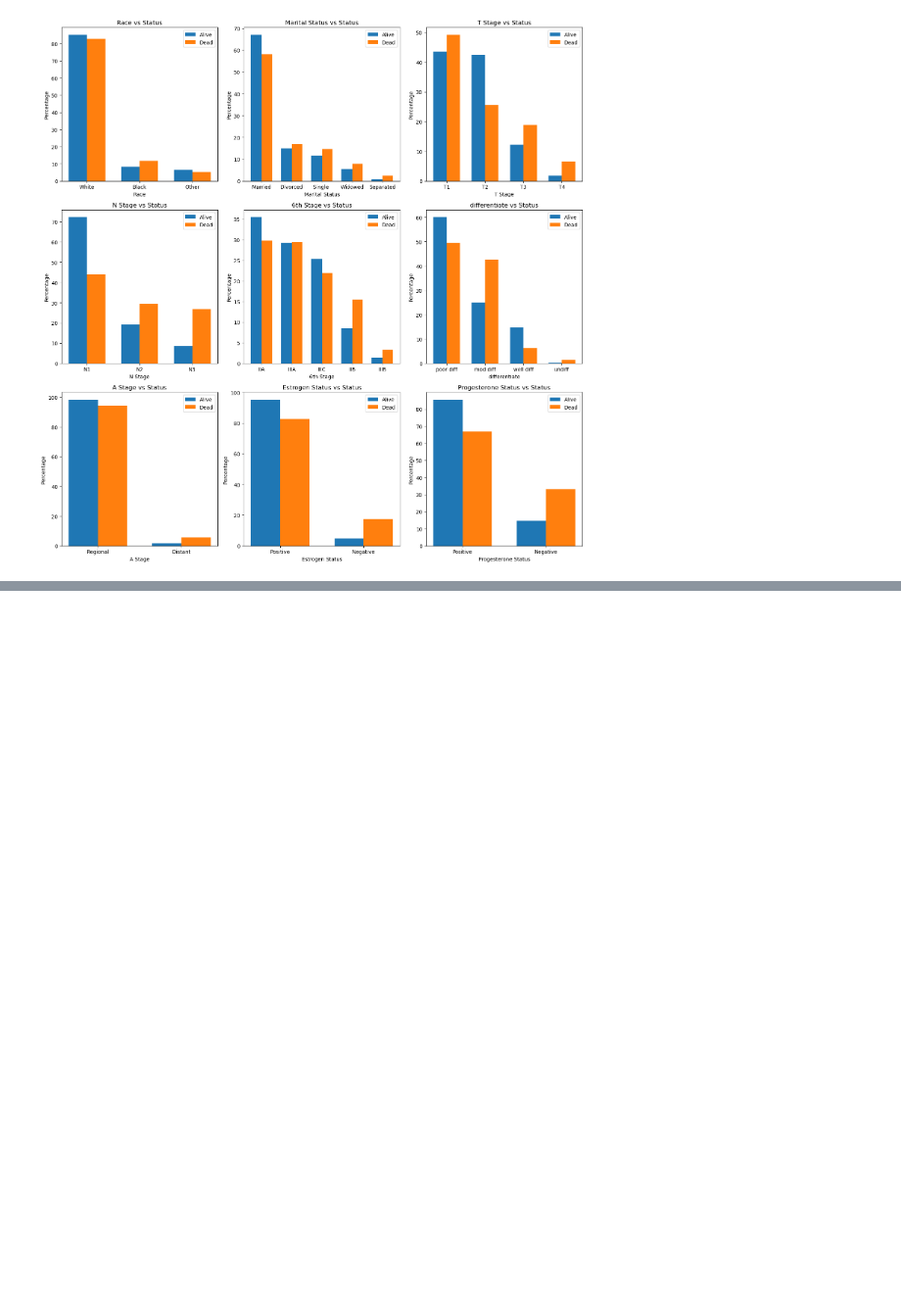
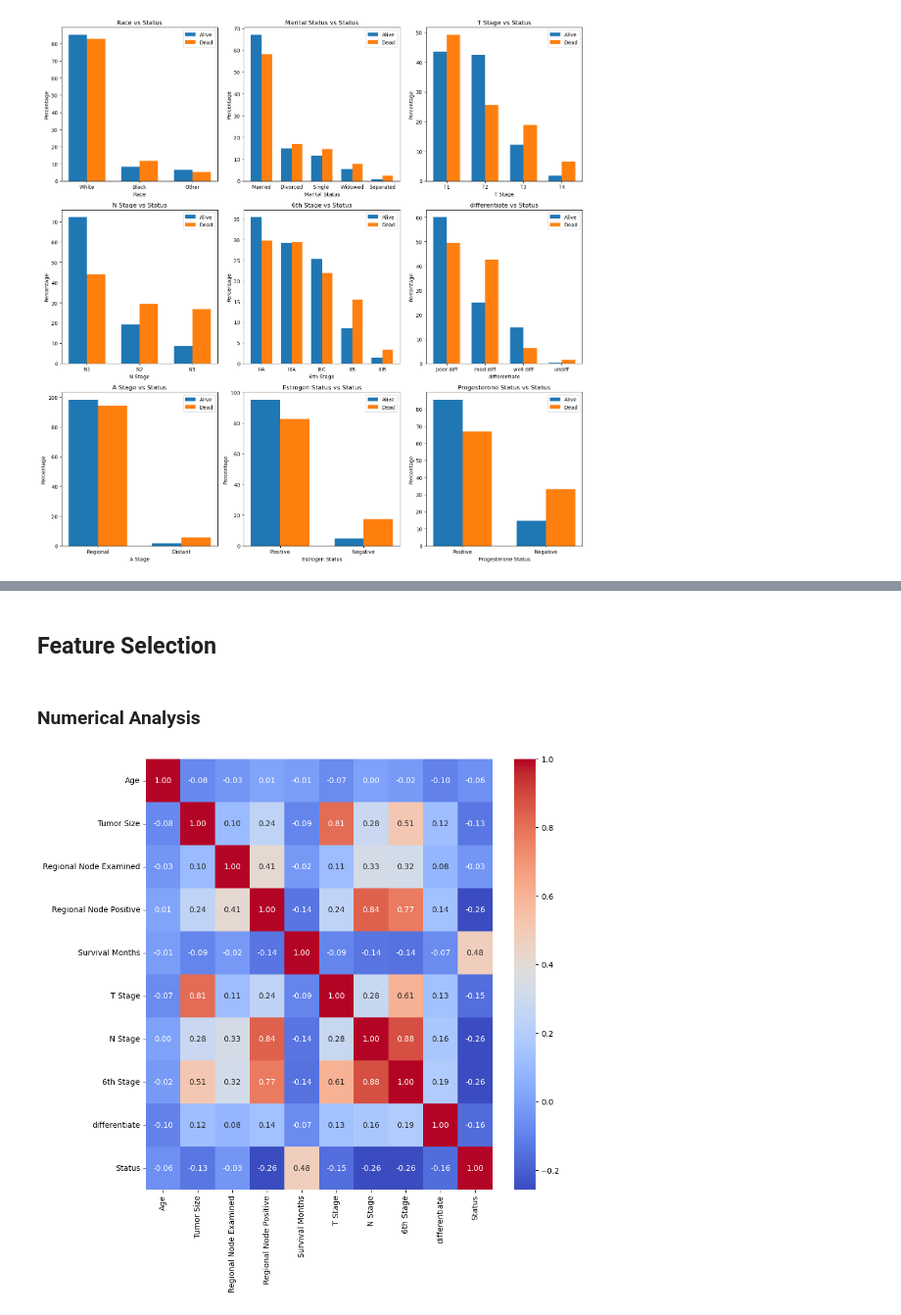
Before and after one commit to marcforto14/breast_cancer_survival, a Jupyter notebook: src/data_exploration/EDA.ipynb, the cells around one changed output, grey strips where cells are left out. Shown at 98% size. Cells and saved outputs as stored; diff of their text form; code cells hidden in the pictures; blank space fills up the shorter version.

```diff
--- a/src/data_exploration/EDA.ipynb
+++ b/src/data_exploration/EDA.ipynb
@@ -289,0 +365,33 @@ bivariate_categorical(df_breast_cancer)
+# %% [markdown]
+## Feature Selection
+# %%
+categories = [
+    ['T1', 'T2', 'T3', 'T4'],  # T Stage order
+    ['N1', 'N2', 'N3'],        # N Stage order
+    ['IIA', 'IIB', 'IIIA', 'IIIB', 'IIIC'],  # 6th Stage order
+    ['well diff', 'mod diff', 'poor diff', 'undiff'],  # Differentiate order
+    ['Dead', 'Alive'] # Status order
+]
+
+encoder = OrdinalEncoder(categories=categories)
+
+df_breast_cancer[['T Stage', 'N Stage', '6th Stage', 'differentiate', 'Status']] = encoder.fit_transform(
+    df_breast_cancer[['T Stage', 'N Stage', '6th Stage', 'differentiate', 'Status']]
+)
+# %% [markdown]
+### Numerical Analysis
+# %%
+# List of numerical columns
+num_cols = ['Age', 'Tumor Size', 'Regional Node Examined',
+            'Regional Node Positive', 'Survival Months', 'T Stage',
+            'N Stage', '6th Stage', 'differentiate', 'Status']
+
+# Plot correlation matrix
+plt.figure(figsize=(10, 10))
+sns.heatmap(df_breast_cancer[num_cols].corr(), annot=True, cmap='coolwarm', fmt='.2f')
+
+plot_path = os.path.join(os.pardir, 'plots', 'corr_matrix.png')
+plt.savefig(plot_path, dpi=300, bbox_inches='tight')
+plt.show()
+# %% [output]
+[figure, added]
```
Also changed, not shown: parts of 18 cells of this notebook, 6 other files.
